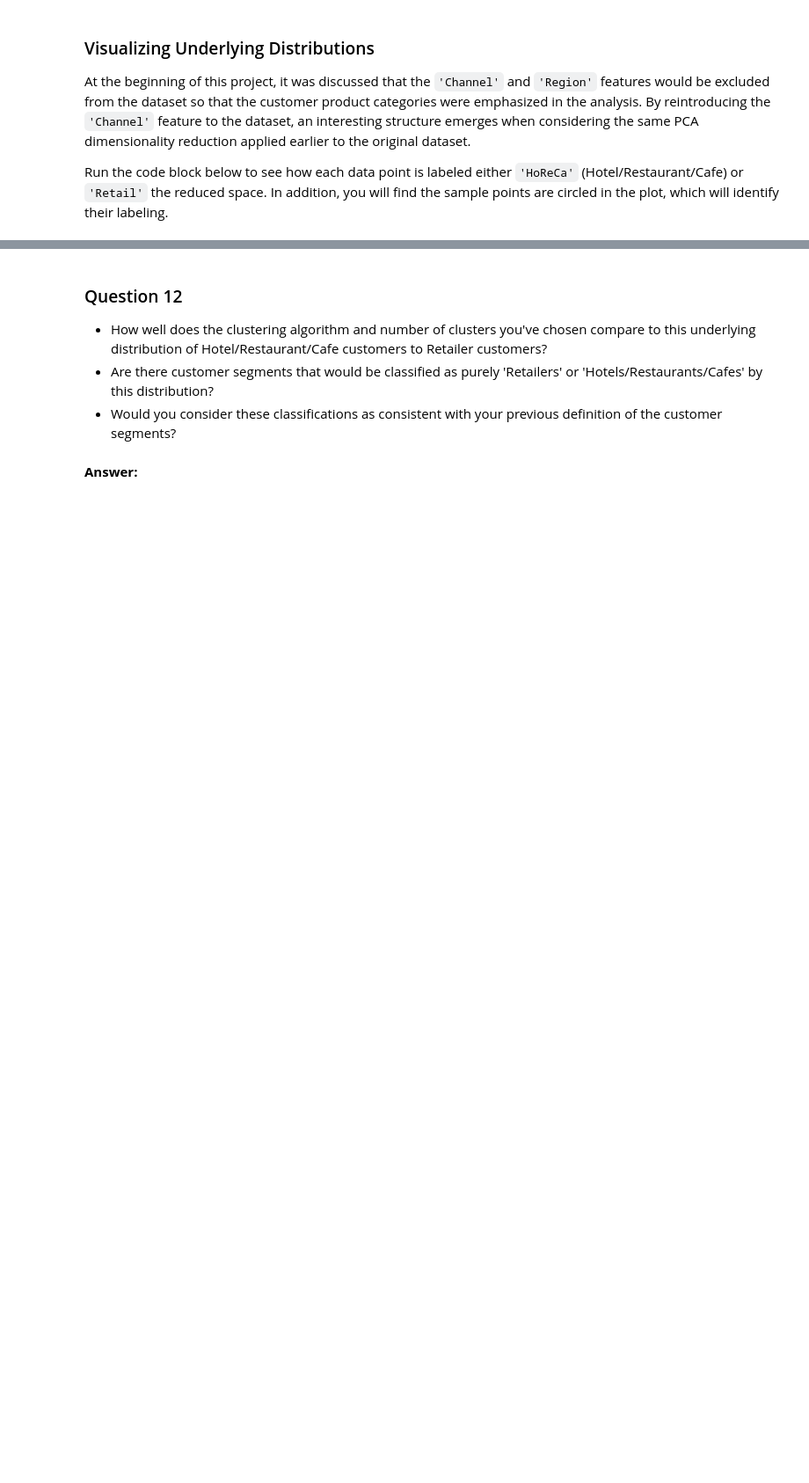
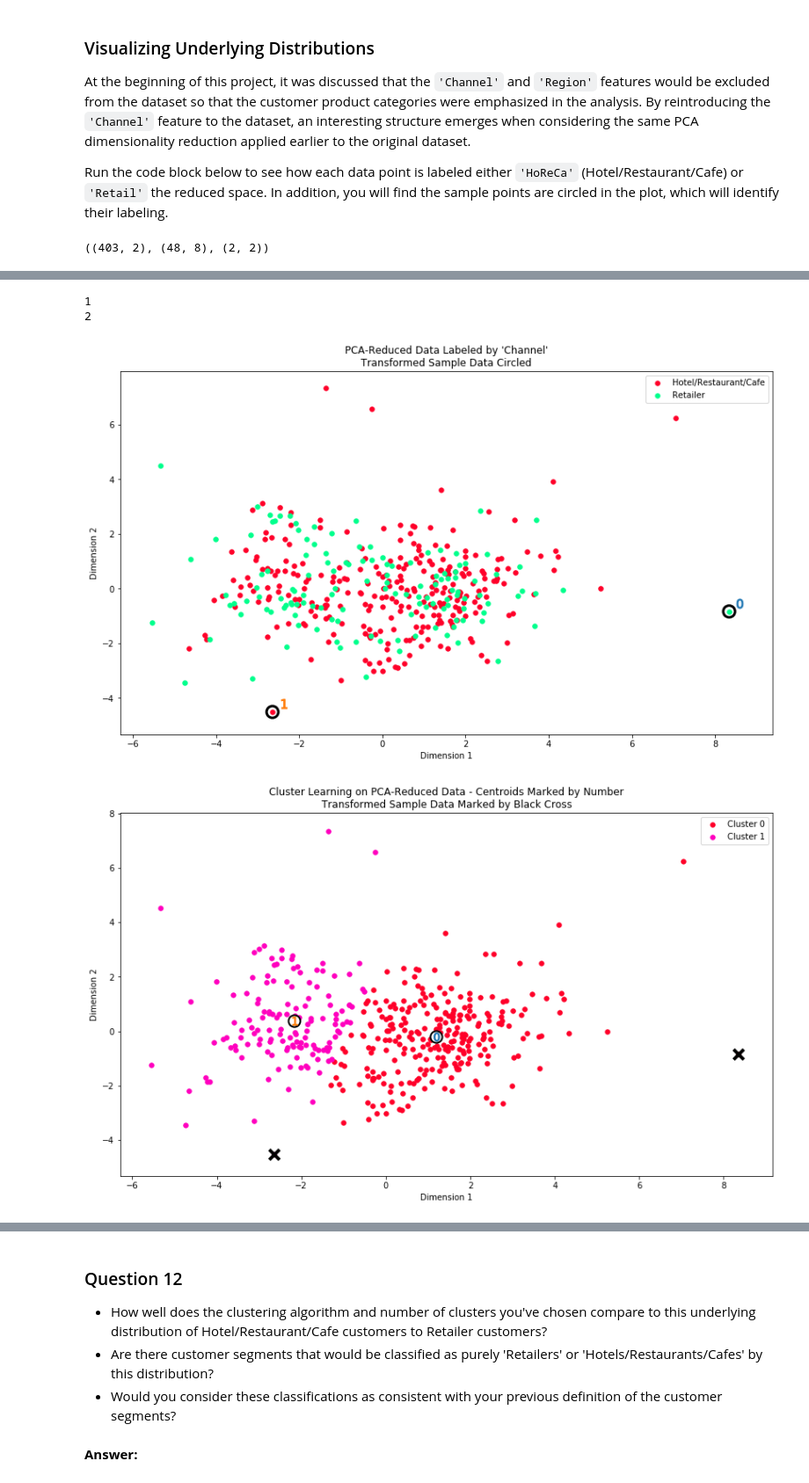
Before and after one commit to samiriff/MLND-customer-segments, a Jupyter notebook: customer_segments.ipynb, the cells around one changed output, grey strips where cells are left out. Shown at 88% size. Cells and saved outputs as stored; diff of their text form; code cells hidden in the pictures; blank space fills up the shorter version.

Commit message:
Added channels to data for visualization and comparison with my results

```diff
--- a/customer_segments.ipynb
+++ b/customer_segments.ipynb
@@ -995,3 +998,7 @@ Additional structure is derived from originally unlabeled data when using cluste
 At the beginning of this project, it was discussed that the `'Channel'` and `'Region'` features would be excluded from the dataset so that the customer product categories were emphasized in the analysis. By reintroducing the `'Channel'` feature to the dataset, an interesting structure emerges when considering the same PCA dimensionality reduction applied earlier to the original dataset.
 
 Run the code block below to see how each data point is labeled either `'HoReCa'` (Hotel/Restaurant/Cafe) or `'Retail'` the reduced space. In addition, you will find the sample points are circled in the plot, which will identify their labeling.
+# %%
+reduced_data.shape, outliers.shape, pca_samples.shape
+# %% [output]
+((403, 2), (48, 8), (2, 2))
@@ -998,3 +1048,5 @@ Run the code block below to see how each data point is labeled either `'HoReCa'`
 # %%
 # Display the clustering results based on 'Channel' data
-vs.channel_results(reduced_data, outliers, pca_samples)
+channel_results(reduced_data, [], pca_samples)
+vs.cluster_results(reduced_data, preds, centers, pca_samples)
+# %% [output]
@@ -1000,0 +1057,4 @@ vs.channel_results(reduced_data, outliers, pca_samples)
+1
+2
+[figure, added]
+[figure, added]
```
Also changed, not shown: parts of 13 cells of this notebook.
